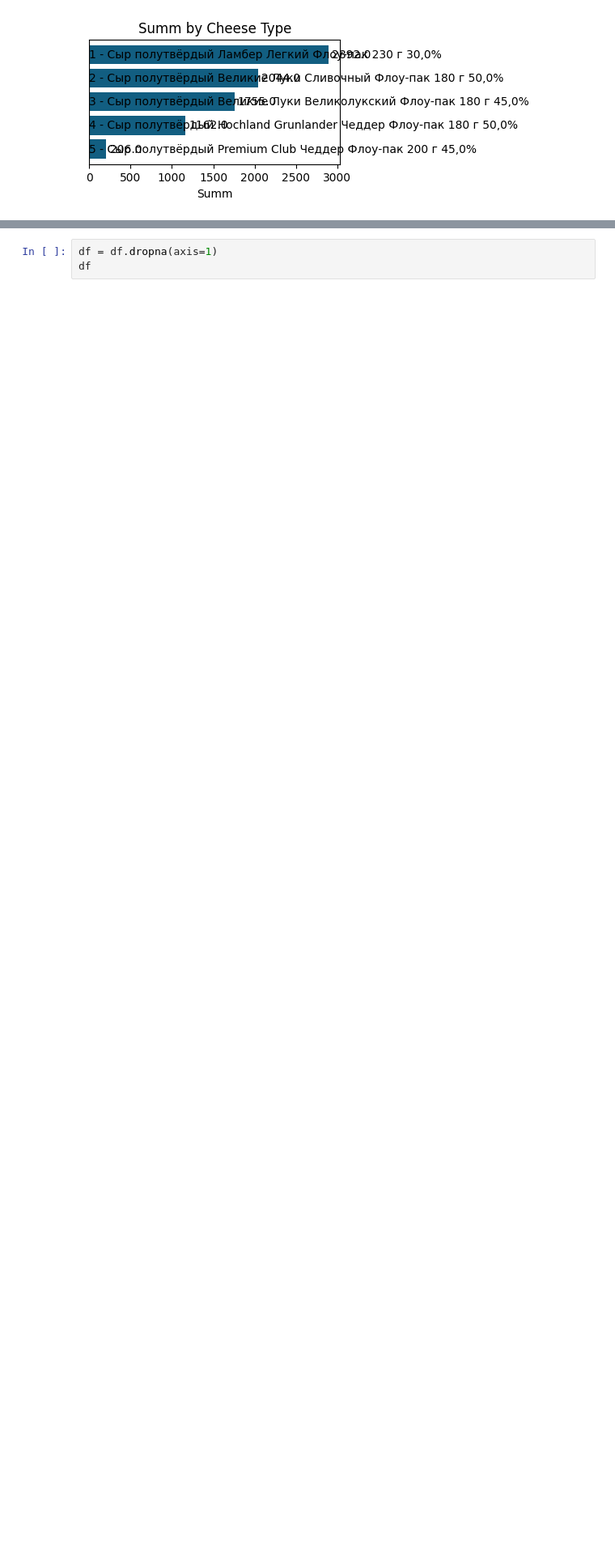
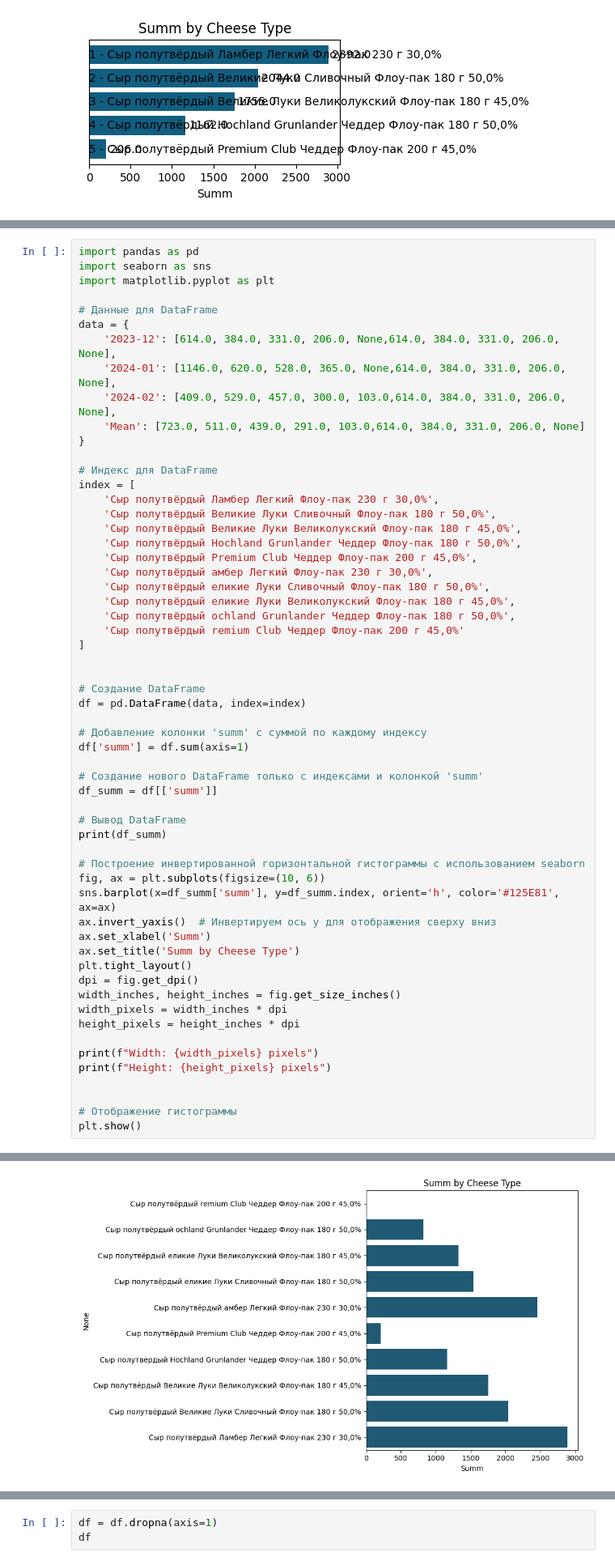
Before and after one commit to budennovsk/Pandas, a Jupyter notebook: reportlab.ipynb, the cells around one changed output, grey strips where cells are left out. Shown at 81% size. Saved outputs shown, nothing was run; the diff lists cells and outputs as text; blank space fills up the shorter version.

```diff
--- a/reportlab.ipynb
+++ b/reportlab.ipynb
@@ -4162,0 +4271,59 @@ plt.show()
+# %%
+import pandas as pd
+import seaborn as sns
+import matplotlib.pyplot as plt
+
+# Данные для DataFrame
+data = {
+    '2023-12': [614.0, 384.0, 331.0, 206.0, None,614.0, 384.0, 331.0, 206.0, None],
+    '2024-01': [1146.0, 620.0, 528.0, 365.0, None,614.0, 384.0, 331.0, 206.0, None],
+    '2024-02': [409.0, 529.0, 457.0, 300.0, 103.0,614.0, 384.0, 331.0, 206.0, None],
+    'Mean': [723.0, 511.0, 439.0, 291.0, 103.0,614.0, 384.0, 331.0, 206.0, None]
+}
+
+# Индекс для DataFrame
+index = [
+    'Сыр полутвёрдый Ламбер Легкий Флоу-пак 230 г 30,0%',
+    'Сыр полутвёрдый Великие Луки Сливочный Флоу-пак 180 г 50,0%',
+    'Сыр полутвёрдый Великие Луки Великолукский Флоу-пак 180 г 45,0%',
+    'Сыр полутвёрдый Hochland Grunlander Чеддер Флоу-пак 180 г 50,0%',
+    'Сыр полутвёрдый Premium Club Чеддер Флоу-пак 200 г 45,0%',
+    'Сыр полутвёрдый амбер Легкий Флоу-пак 230 г 30,0%',
+    'Сыр полутвёрдый еликие Луки Сливочный Флоу-пак 180 г 50,0%',
+    'Сыр полутвёрдый еликие Луки Великолукский Флоу-пак 180 г 45,0%',
+    'Сыр полутвёрдый ochland Grunlander Чеддер Флоу-пак 180 г 50,0%',
+    'Сыр полутвёрдый remium Club Чеддер Флоу-пак 200 г 45,0%'
+]
+
+
+# Создание DataFrame
+df = pd.DataFrame(data, index=index)
+
+# Добавление колонки 'summ' с суммой по каждому индексу
+df['summ'] = df.sum(axis=1)
+
+# Создание нового DataFrame только с индексами и колонкой 'summ'
+df_summ = df[['summ']]
+
+# Вывод DataFrame
+print(df_summ)
+
+# Построение инвертированной горизонтальной гистограммы с использованием seaborn
+fig, ax = plt.subplots(figsize=(10, 6))
+sns.barplot(x=df_summ['summ'], y=df_summ.index, orient='h', color='#125E81', ax=ax)
+ax.invert_yaxis()  # Инвертируем ось y для отображения сверху вниз
+ax.set_xlabel('Summ')
+ax.set_title('Summ by Cheese Type')
+plt.tight_layout()
+dpi = fig.get_dpi()
+width_inches, height_inches = fig.get_size_inches()
+width_pixels = width_inches * dpi
+height_pixels = height_inches * dpi
+
+print(f"Width: {width_pixels} pixels")
+print(f"Height: {height_pixels} pixels")
+
+
+# Отображение гистограммы
+plt.show()
+# %% [output]
@@ -4163,3 +4343,4 @@ plt.show()
+[figure, added]
 # %%
 import pandas as pd
 import seaborn as sns
```
Also changed, not shown: parts of 7 cells of this notebook.
